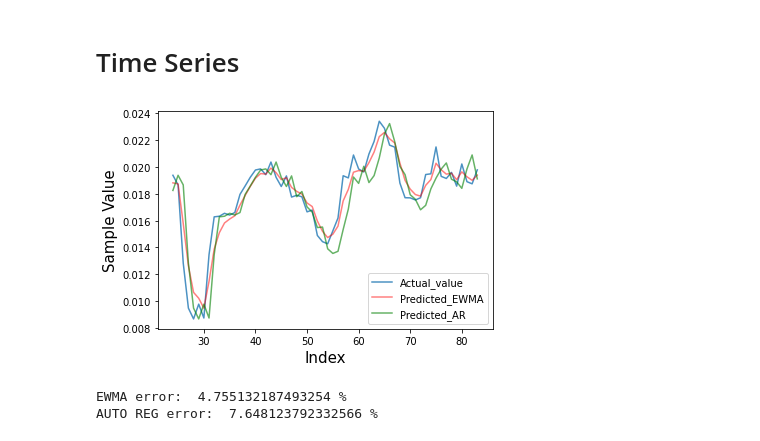
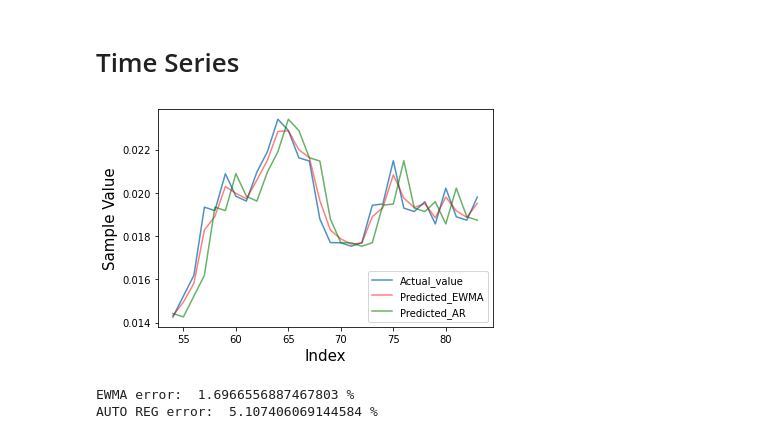
Before and after one commit to MingCHEN-Github/google-trace-analysis, a Jupyter notebook: CPUusage_ClusterLevel_TimeSeries.ipynb, the cells around one changed output. Drawn from its saved outputs; the diff is of its cells as text; code cells hidden in the pictures.

```diff
--- a/CPUusage_ClusterLevel_TimeSeries.ipynb
+++ b/CPUusage_ClusterLevel_TimeSeries.ipynb
@@ -234,32 +233,15 @@ warnings.filterwarnings('ignore', 'statsmodels.tsa.arima_model.ARIMA',
 # Time Series
 # %%
 ## helper functions
-
 ## in both the functions t is the current value
 
-def EWMA(X, t, x_t_hat=None, alpha=0.5): # 如果alpha->0, more weight to older data, if alpha->1, more weight to newer data
+def EWMA(X, t, x_t_hat=None, alpha=0.5): #,默认0.5,, 如果alpha->0, more weight to older data, if alpha->1, more weight to newer data
     if t == 0:
         return alpha*X[t] * (1-alpha)*X[t]
-
     if x_t_hat:
         return alpha*X[t] + (1-alpha)*x_t_hat
-
     else:
         return alpha*X[t] + (1-alpha)*EWMA(X, t-1, None, alpha=alpha)
-
-
-
-# 增加Arima (Auto-regressive intergrated moving average)
-#三个参数 P,D,Q
-import statsmodels.api as sm
-from statsmodels.tsa.arima_model import ARIMA
-from statsmodels.tsa.seasonal import seasonal_decompose
-from statsmodels.tsa.stattools import adfuller as ADF
-from pmdarima import auto_arima
-
-#def ARIMA (dataset):
-
-
 
 def seasonal_observed(X, t, season=144):
     return X[t-season+1]
@@ -275,7 +257,6 @@ class AutoRegression(object):
 
     def get_features(self, start=0, end=-1):
         A = []
-
         for i in range(start, end-self.p):
             A.append(self.X[i:(i+self.p)])
 
@@ -284,9 +265,7 @@ class AutoRegression(object):
         A = np.hstack((np.ones((n,1)), A))
         return A
 
-
     def fit(self, end=-1): ## use 'end' inside, for our eg end = 577
-
         features = self.get_features(0, end)
         labels = np.array(self.X[self.p:end])
         self.LR_solver.fit(features, labels)
@@ -295,52 +274,56 @@ class AutoRegression(object):
         features = self.get_features(t-self.p-1, t)
         return self.LR_solver.predict(features)
 
+# 起点非24开始，加一个变量
+delta = 30
+
 def plotGraph(X,pred_ewma,pred_auto):
     plt.xlabel('Index', fontsize=15)
     plt.ylabel('Sample Value', fontsize=15)
-    plt.plot(np.arange(24, 84), X, label='Actual_value', alpha=0.8)
-    plt.plot(np.arange(24, 84), pred_ewma, c='r', label='Predicted_EWMA', alpha=0.5)
-    plt.plot(np.arange(24, 84), pred_auto, c='g', label='Predicted_AR', alpha=0.6)
+    plt.plot(np.arange(24 + delta, 84), X, label='Actual_value', alpha=0.8)
+    plt.plot(np.arange(24 + delta, 84), pred_ewma, c='r', label='Predicted_EWMA', alpha=0.5)
+    plt.plot(np.arange(24 + delta, 84), pred_auto, c='g', label='Predicted_AR', alpha=0.6)
 
     plt.legend(fontsize=10)
     plt.show()
 
 def errorCalc(actual,predict):
     return (np.abs(predict-actual)*100/actual).mean()
 
 def calcTimeSeries(X):
-    ar_model = AutoRegression(p=23, X=X)
+    ar_model = AutoRegression(p=23 + delta, X=X)
     pred_auto = []
-    for i in range(24, len(X)):
+    for i in range(24 + delta, len(X)):
         ar_model.fit(end=i)
         pred_auto.append(ar_model.predict(t=i))
 
     pred_auto = np.array(pred_auto).squeeze()
 
-    y_t_hat = X[23]
-    alpha = 0.5
+    y_t_hat = X[23 + delta]
+    alpha = 0.7
     pred_ewma = []
 
-    for i in range(24, len(X)):
+    for i in range(24 + delta, len(X)):
         y_t_hat = EWMA(X, i, y_t_hat, alpha)
         pred_ewma.append(y_t_hat)
 
     pred_ewma = np.array(pred_ewma)
 #     print X[24]
 #     print pred_auto
 #     print pred_ewma
     y=[]
-    for i in range(24,len(X)):
+    for i in range(24 + delta,len(X)):
         y.append(X[i])
     X=y
     plotGraph(X,pred_ewma,pred_auto)
     print ("EWMA error: ",errorCalc(X,pred_ewma),"%")
     print ("AUTO REG error: ",errorCalc(X,pred_auto),"%")
+
+
+calcTimeSeries(X)
+# %% [output]
+[figure, added]
+EWMA error:  1.6966556887467803 %
+AUTO REG error:  5.107406069144584 %
-# %%
-calcTimeSeries(X)
-# %% [output]
-[figure, removed]
-EWMA error:  4.755132187493254 %
-AUTO REG error:  7.648123792332566 %
 # %%
 print (X)
```
Also changed, not shown: parts of 8 cells of this notebook, 5 other files.
